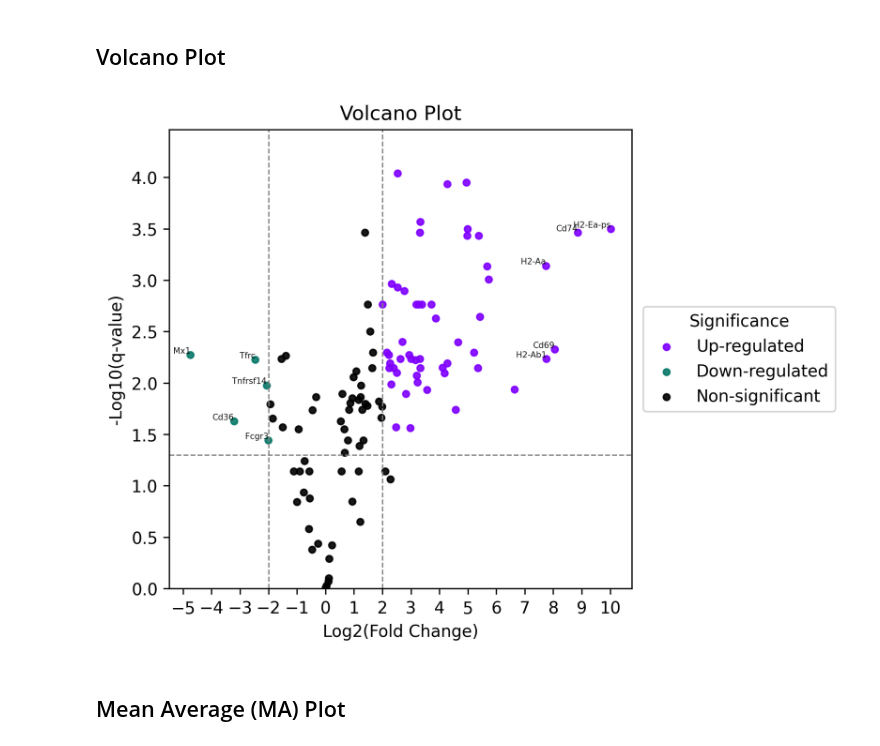
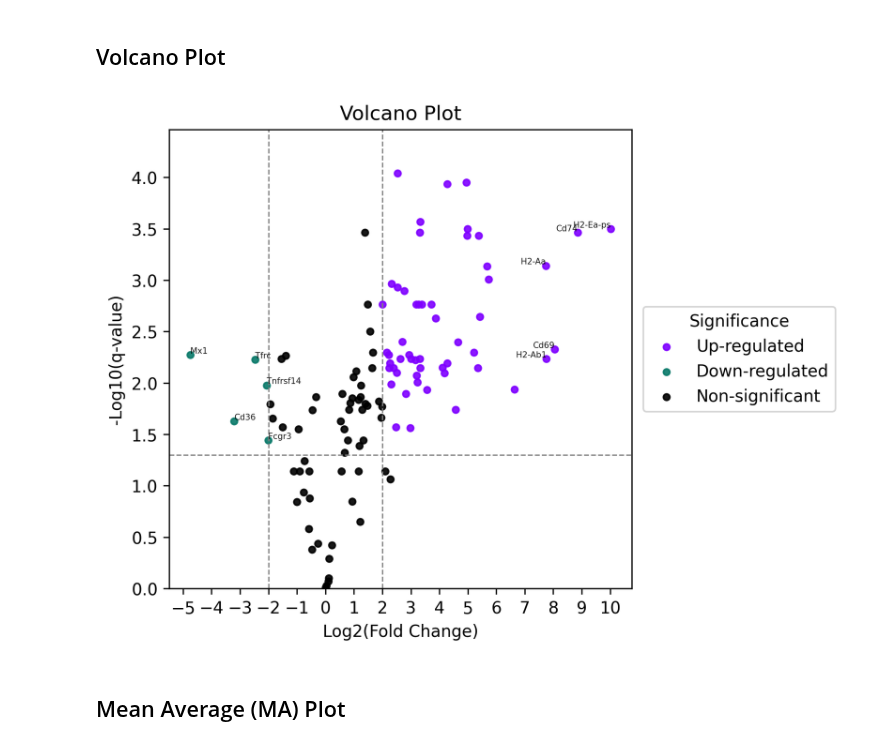
Before and after one commit to Perik-Zavodskii/BulkOmicsTools, a Jupyter notebook: BulkOmicsTools.ipynb, the cells around one changed output. Drawn from its saved outputs; the diff is of its cells as text; code cells hidden in the pictures.

```diff
--- a/BulkOmicsTools.ipynb
+++ b/BulkOmicsTools.ipynb
@@ -571,35 +571,35 @@ for color, label in colors.items():
  # Add labels for the top genes
 for _, row in top_upregulated.iterrows():
     plt.text(row["log2(FC)"], row["-log10(q-value)"], row.name, alpha=0.9, fontsize=5, color='black',
                                                                 ha="right", va='bottom')
 
 for _, row in top_downregulated.iterrows():
     plt.text(row["log2(FC)"], row["-log10(q-value)"], row.name, alpha=0.9, fontsize=5, color='black',
-                                                                ha="right", va='bottom')
+                                                                ha="left", va='bottom')
 
 
 # Add legend
 plt.legend(title="Significance", fontsize=10, loc='center left',
     bbox_to_anchor=(1.025, 0.5), borderaxespad=0.)
 
 plt.xticks(np.arange(round(results_df["log2(FC)"].min()), results_df["log2(FC)"].max(), 1)) # Change tick size
 
 # Add labels and title
 plt.axhline(y=-np.log10(qval_threshold), color="grey", linestyle="--", linewidth=0.8)
 plt.axvline(x=-fc_threshold, color="grey", linestyle="--", linewidth=0.8)
 plt.axvline(x=fc_threshold, color="grey", linestyle="--", linewidth=0.8)
 
 plt.ylim(0,q_val_th)
 
 plt.xlabel("Log2(Fold Change)")
 plt.ylabel("-Log10(q-value)")
 plt.title("Volcano Plot")
 
 # Save the plot
 plt.savefig('Volcano Plot.png', dpi=600, bbox_inches='tight')
 plt.show()
 # %% [output]
-[figure, old version]
+[figure, new version]
 # %% [markdown]
 ## Mean Average (MA) Plot
 # %%
```
